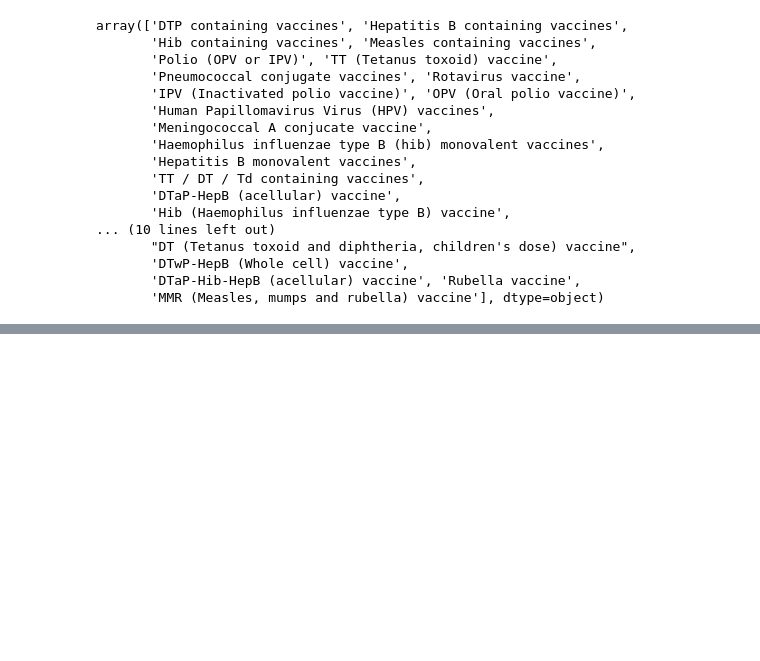
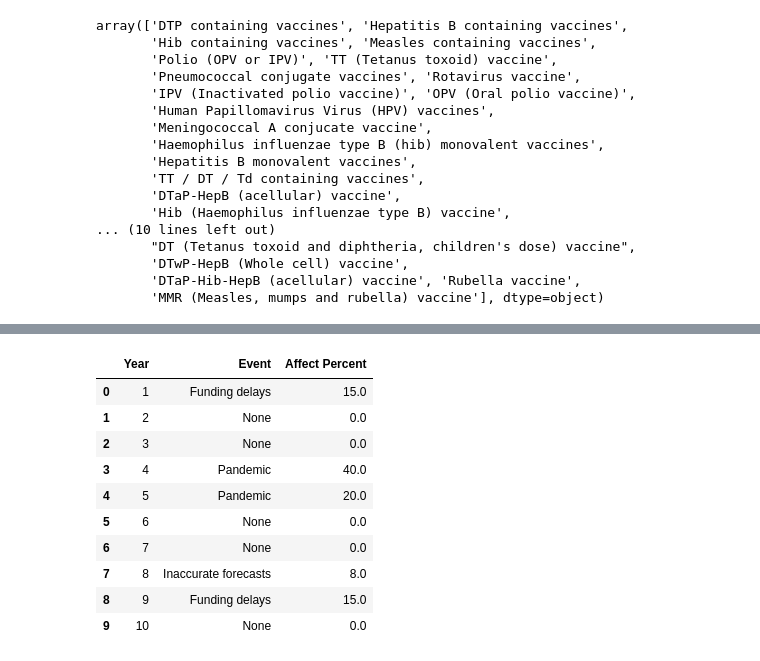
Before and after one commit to nuhorchak/Vaccine_Tender, a Jupyter notebook: DATA/production_capacity_scenarios/PC_analysis.ipynb, the cells around one changed output, grey strips where cells are left out. Saved outputs shown, nothing was run; the diff lists cells and outputs as text; code cells hidden in the pictures; blank space fills up the shorter version.

Commit message:
working PC scenarios

```diff
--- a/DATA/production_capacity_scenarios/PC_analysis.ipynb
+++ b/DATA/production_capacity_scenarios/PC_analysis.ipynb
@@ -339,11 +461,0 @@ fig.write_html('vaccine_stock_out_map_with_totals.html')
-# %%
-# Define the probability of the event occurring
-probability_of_event = 0.3
-years = 10
-
-# Use binomial distribution to simulate the event occurrence for each year
-event_occurrence = np.random.binomial(1, probability_of_event, years)
-
-# Print the results
-for year, event in enumerate(event_occurrence, start=1):
-    print(f"Year {year}: {'Event Occurred' if event else 'Event Did Not Occur'}")
@@ -374,6 +461,0 @@ for i, length in enumerate(event_lengths, start=1):
-# %%
-# Print the results for each year with adjusted probabilities and event lengths
-for year, (event, probability, length) in enumerate(zip(event_occurrence, random_probabilities, event_lengths), start=1):
-    adjusted_probability = probability if event else 0
-    adjusted_length = length if event else 0
-    print(f"Year {year}: {'Event Occurred' if event else 'Event Did Not Occur'}, Probability: {adjusted_probability:.4f}, Length: {adjusted_length} year(s)")
@@ -403,0 +502,65 @@ adjusted_DF
+# %%
+import random
+import pandas as pd
+
+def generate_scenario(events_list, probabilities, affect_list):
+    probabilities_normalized = [p / 100 for p in probabilities]
+
+    events_selected = []
+    affects_selected = []
+    i = 0
+
+    while i < 10:
+        event = random.choices(events_list, probabilities_normalized)[0]
+        events_selected.append(event)
+
+        affect = affect_list[events_list.index(event)]
+        affects_selected.append(affect)
+
+        if event == 'Pandemic' and i < 9:
+            events_selected.append('Pandemic')
+            affects_selected.append(affect / 2)
+            i += 2
+        else:
+            i += 1
+
+    events_selected = events_selected[:10]
+    affects_selected = affects_selected[:10]
+
+    df = pd.DataFrame({
+        'Year': list(range(1, 11)),
+        'Event': events_selected,
+        'Affect Percent': affects_selected
+    })
+
+    return df
+
+# Example usage:
+events_list = [
+    'None',
+    'Supply Chain Issues',
+    'Funding delays',
+    'Vaccine shortage',
+    'Inaccurate forecasts',
+    'Other/Not identified/Not known',
+    'Procurement delays',
+    'Pandemic'
+]
+
+probabilities = [84.18, 0.58, 4.12, 1.73, 0.23, 2.75, 3.66, 2.75]
+affect_list = [0.00, 10.00, 15.00, 12.00, 8.00, 7.00, 9.00, 40.00]
+
+df = generate_scenario(events_list, probabilities, affect_list)
+df
+# %% [output]
+|  | Year | Event | Affect Percent |
+| 0 | 1 | Funding delays | 15.0 |
+| 1 | 2 | None | 0.0 |
+| 2 | 3 | None | 0.0 |
+| 3 | 4 | Pandemic | 40.0 |
+| 4 | 5 | Pandemic | 20.0 |
+| 5 | 6 | None | 0.0 |
+| 6 | 7 | None | 0.0 |
+| 7 | 8 | Inaccurate forecasts | 8.0 |
+| 8 | 9 | Funding delays | 15.0 |
+| 9 | 10 | None | 0.0 |
```
Also changed, not shown: parts of 17 cells of this notebook, 18 other files.
